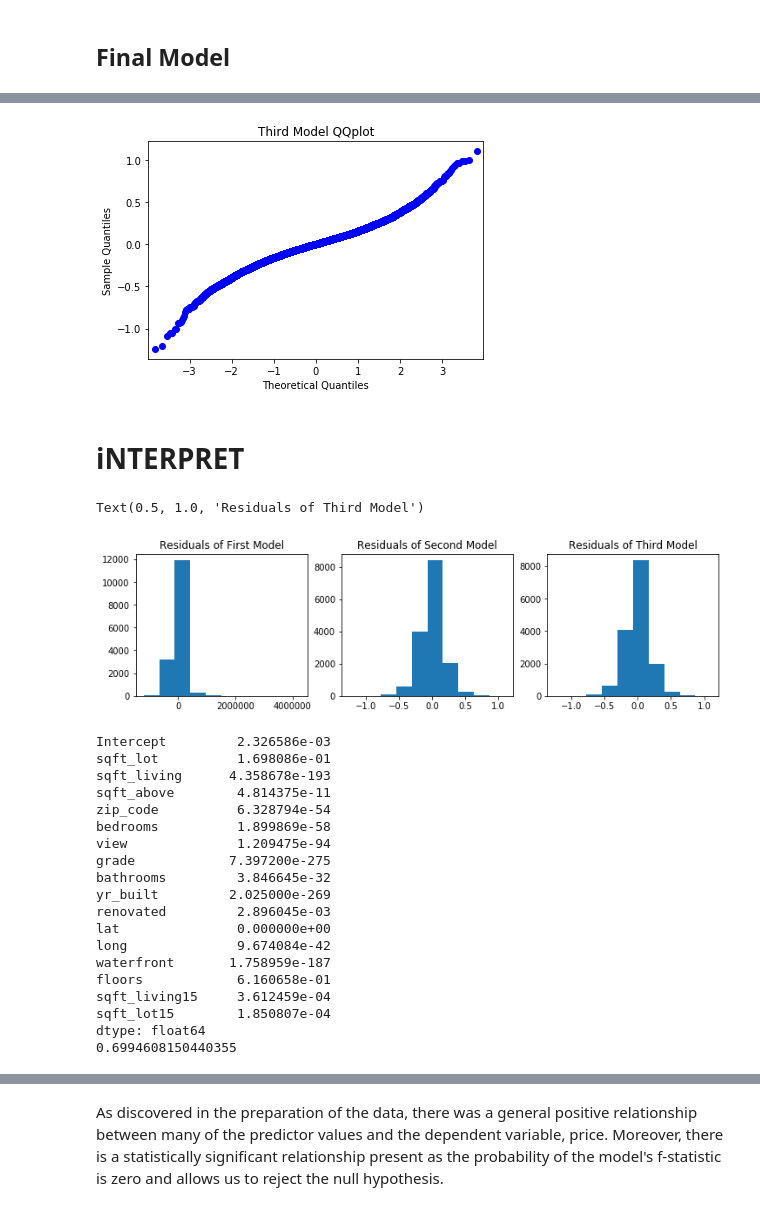
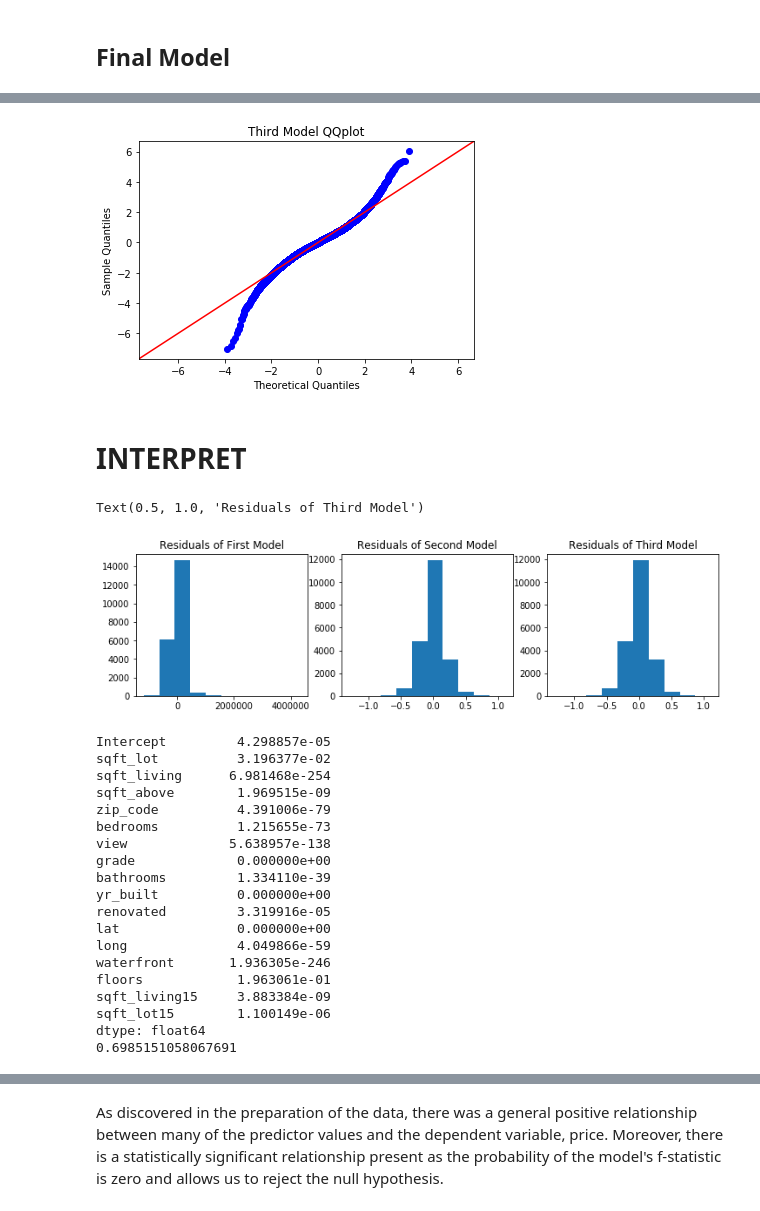
Before and after one commit to jdsmithwes/real_project1, a Jupyter notebook: student_OSEMN.ipynb, the cells around one changed output, grey strips where cells are left out. Saved outputs shown, nothing was run; the diff lists cells and outputs as text; code cells hidden in the pictures.

```diff
--- a/student_OSEMN.ipynb
+++ b/student_OSEMN.ipynb
@@ -66,0 +67,4 @@ The first step that must be taken to prepare the data for the model is to addres
+# %%
+data ['waterfront'] = data['waterfront'].fillna(0.0)
+data ['yr_renovated'] = data['yr_renovated'].fillna(0.0)
+data['view'] = data['view'].fillna(0.0)
@@ -581,7 +617,6 @@ data_fin['sqft_living'] = data['scaled_sqftliving']
 data_fin['bathrooms'] = data['bathrooms']
 data_fin['view'] = data['view']
 data_fin['condition'] = data['condition']
-data_fin['grade'] = data['grade']
 data_fin['age_house'] = data['year_sold'] - data['yr_built']
 data_fin['renovated'] = data['scaled_yr_renovated']
 data_fin['lat'] = data['lat']
@@ -590,7 +625,7 @@ data_fin['waterfront'] = data['waterfront']
 data_fin['sqft_living15'] = data['sqft_living15']
 data_fin['sqft_lot15'] = data['sqft_lot15']
 price = data['log_price']
-data_ols = pd.concat([price, data_fin, zip_dummies], axis=1)
+data_ols3 = pd.concat([price, data_fin, zip_dummies, grade_dummies], axis=1)
 # %%
 outcome = 'price'
 predictors = data_ols.drop('log_price', axis=1)
@@ -636,13 +671,13 @@ Warnings:
 strong multicollinearity or other numerical problems.
 # %%
 res = third.resid
-fig = sm.qqplot(res)
+fig = sm.qqplot(res, line = '45', fit = True)
 plt.title('Third Model QQplot')
 plt.show()
 # %% [output]
-[figure, old version]
+[figure, new version]
 # %% [markdown]
-# iNTERPRET
+# INTERPRET
 # %%
 fig, (ax1,ax2,ax3) = plt.subplots(nrows=1, ncols=3, figsize=(12,3))
 
@@ -657,30 +692,30 @@ ax3.hist(third.resid)
 ax3.set_title('Residuals of Third Model')
 # %% [output]
 Text(0.5, 1.0, 'Residuals of Third Model')
-[figure, old version]
+[figure, new version]
 # %%
 print(first.pvalues)
 print(first.rsquared)
 # %% [output]
-Intercept         2.326586e-03
-sqft_lot          1.698086e-01
-sqft_living      4.358678e-193
-sqft_above        4.814375e-11
-zip_code          6.328794e-54
-bedrooms          1.899869e-58
-view              1.209475e-94
-grade            7.397200e-275
-bathrooms         3.846645e-32
-yr_built         2.025000e-269
-renovated         2.896045e-03
+Intercept         4.298857e-05
+sqft_lot          3.196377e-02
+sqft_living      6.981468e-254
+sqft_above        1.969515e-09
+zip_code          4.391006e-79
+bedrooms          1.215655e-73
+view             5.638957e-138
+grade             0.000000e+00
+bathrooms         1.334110e-39
+yr_built          0.000000e+00
+renovated         3.319916e-05
 lat               0.000000e+00
-long              9.674084e-42
-waterfront       1.758959e-187
-floors            6.160658e-01
-sqft_living15     3.612459e-04
-sqft_lot15        1.850807e-04
+long              4.049866e-59
+waterfront       1.936305e-246
+floors            1.963061e-01
+sqft_living15     3.883384e-09
+sqft_lot15        1.100149e-06
 dtype: float64
-0.6994608150440355
+0.6985151058067691
 # %%
 print(second.pvalues)
 print(second.rsquared)
```
Also changed, not shown: parts of 40 cells of this notebook.
